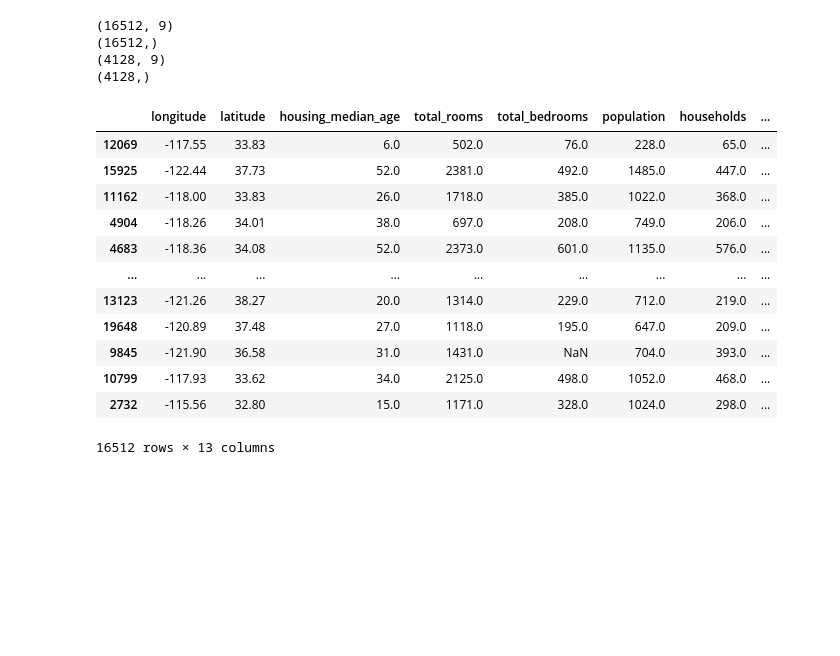
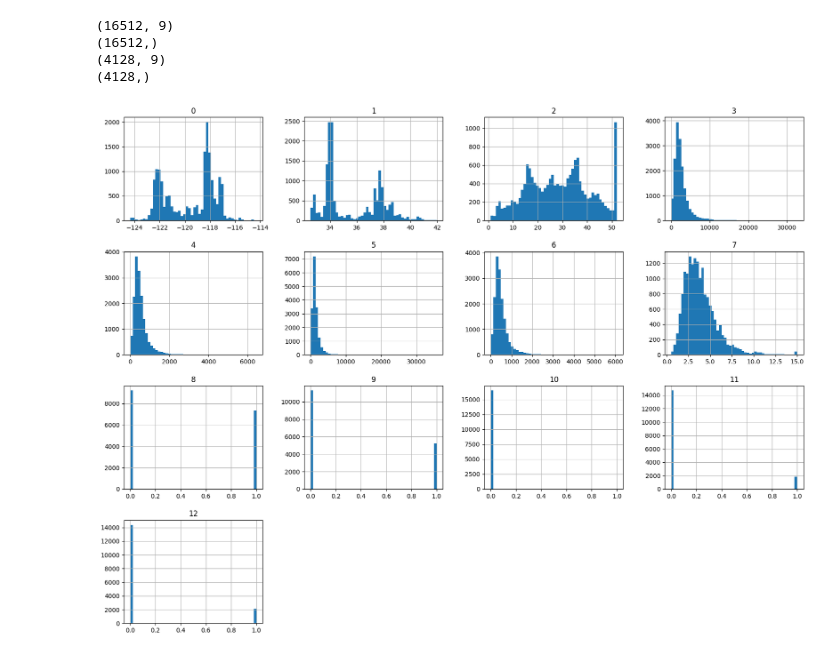
Before and after one commit to ShigekiKamata/Learn, a Jupyter notebook: TensorFlow_Basics_house_price.ipynb, the cells around one changed output. Drawn from its saved outputs; the diff is of its cells as text; code cells hidden in the pictures; blank space fills up the shorter version.

```diff
--- a/TensorFlow_Basics_house_price.ipynb
+++ b/TensorFlow_Basics_house_price.ipynb
@@ -63,23 +77,38 @@ print(y_test.shape)
 (16512,)
 (4128, 9)
 (4128,)
-# %%
-from sklearn.preprocessing import OneHotEncoder
-oh_encoder = OneHotEncoder(sparse=False, handle_unknown='ignore')
-# %% [output]
-|  | longitude | latitude | housing_median_age | total_rooms | total_bedrooms | population | households | ... |
-| 12069 | -117.55 | 33.83 | 6.0 | 502.0 | 76.0 | 228.0 | 65.0 | ... |
-| 15925 | -122.44 | 37.73 | 52.0 | 2381.0 | 492.0 | 1485.0 | 447.0 | ... |
-| 11162 | -118.00 | 33.83 | 26.0 | 1718.0 | 385.0 | 1022.0 | 368.0 | ... |
-| 4904 | -118.26 | 34.01 | 38.0 | 697.0 | 208.0 | 749.0 | 206.0 | ... |
-| 4683 | -118.36 | 34.08 | 52.0 | 2373.0 | 601.0 | 1135.0 | 576.0 | ... |
-| ... | ... | ... | ... | ... | ... | ... | ... | ... |
-| 13123 | -121.26 | 38.27 | 20.0 | 1314.0 | 229.0 | 712.0 | 219.0 | ... |
-| 19648 | -120.89 | 37.48 | 27.0 | 1118.0 | 195.0 | 647.0 | 209.0 | ... |
-| 9845 | -121.90 | 36.58 | 31.0 | 1431.0 | NaN | 704.0 | 393.0 | ... |
-| 10799 | -117.93 | 33.62 | 34.0 | 2125.0 | 498.0 | 1052.0 | 468.0 | ... |
-| 2732 | -115.56 | 32.80 | 15.0 | 1171.0 | 328.0 | 1024.0 | 298.0 | ... |
-16512 rows × 13 columns
+# %%
+from sklearn.preprocessing import OneHotEncoder
+from sklearn.impute import SimpleImputer
+
+oh_encoder = OneHotEncoder(sparse_output=False, handle_unknown='ignore')
+
+train_ocean_prox_encoded = oh_encoder.fit_transform(X_train[['ocean_proximity']])
+test_ocean_prox_encoded = oh_encoder.transform(X_test[['ocean_proximity']])
+
+# Convert the encoded arrays to DataFrames
+train_ocean_prox_encoded_df = pd.DataFrame(train_ocean_prox_encoded, columns=oh_encoder.get_feature_names_out(), index=X_train.index)
+test_ocean_prox_encoded_df = pd.DataFrame(test_ocean_prox_encoded, columns=oh_encoder.get_feature_names_out(), index=X_test.index)
+
+X_train = X_train.drop(['ocean_proximity'], axis=1)
+X_test = X_test.drop(['ocean_proximity'], axis=1)
+
+X_train = pd.concat([X_train, train_ocean_prox_encoded_df], axis=1)
+X_test = pd.concat([X_test, test_ocean_prox_encoded_df], axis=1)
+
+# Impute missing values
+imputer = SimpleImputer(strategy='mean')
+X_train= imputer.fit_transform(X_train)
+X_test = imputer.transform(X_test)
+# %%
+# Inspect data's distribution
+import scipy.stats as stats
+import matplotlib.pyplot as plt
+
+pd.DataFrame(X_train).hist(bins=50, figsize=(20,15))
+plt.show()
+# %% [output]
+[figure, added]
 # %%
 from sklearn.preprocessing import MinMaxScaler, StandardScaler
 
```
Also changed, not shown: parts of 11 cells of this notebook.
